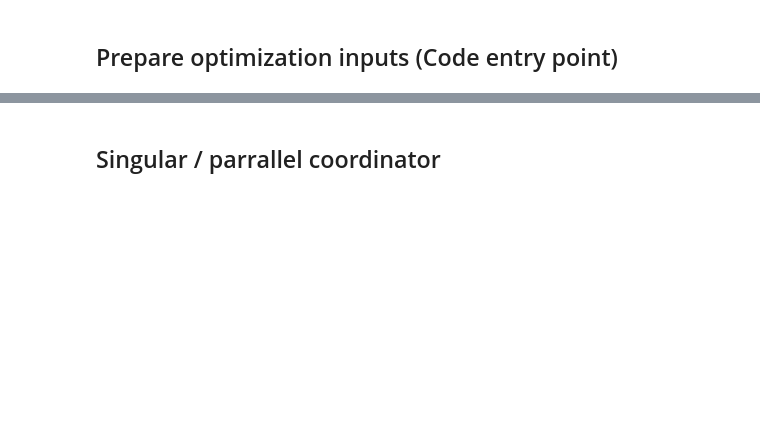
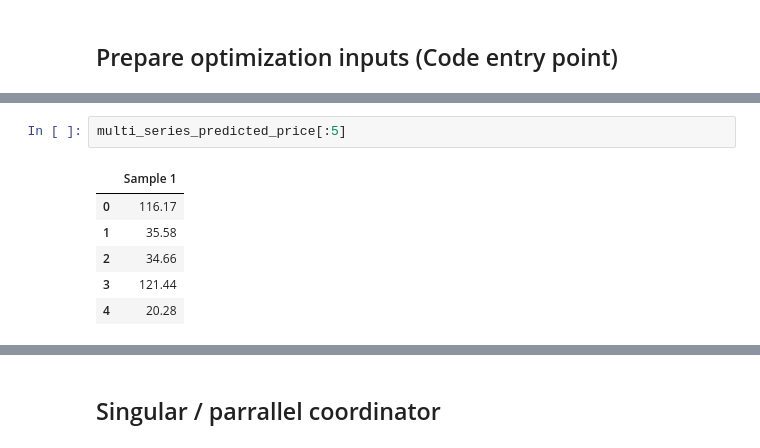
Before and after one commit to Daniel-Davaris/PV-BESS-Optimizer, a Jupyter notebook: optimizer/2_Optimizer/1_optimize.ipynb, the cells around one changed output, grey strips where cells are left out. Saved outputs shown, nothing was run; the diff lists cells and outputs as text; blank space fills up the shorter version.

```diff
--- a/optimizer/2_Optimizer/1_optimize.ipynb
+++ b/optimizer/2_Optimizer/1_optimize.ipynb
@@ -764,3 +623,12 @@ multi_series_price[:5]
+# %%
+multi_series_predicted_price[:5]
+# %% [output]
+|  | Sample 1 |
+| 0 | 116.17 |
+| 1 | 35.58 |
+| 2 | 34.66 |
+| 3 | 121.44 |
+| 4 | 20.28 |
 # %%
 multi_series_bess[:5]
 # %% [output]
```
Also changed, not shown: parts of 15 cells of this notebook, 7 other files.
